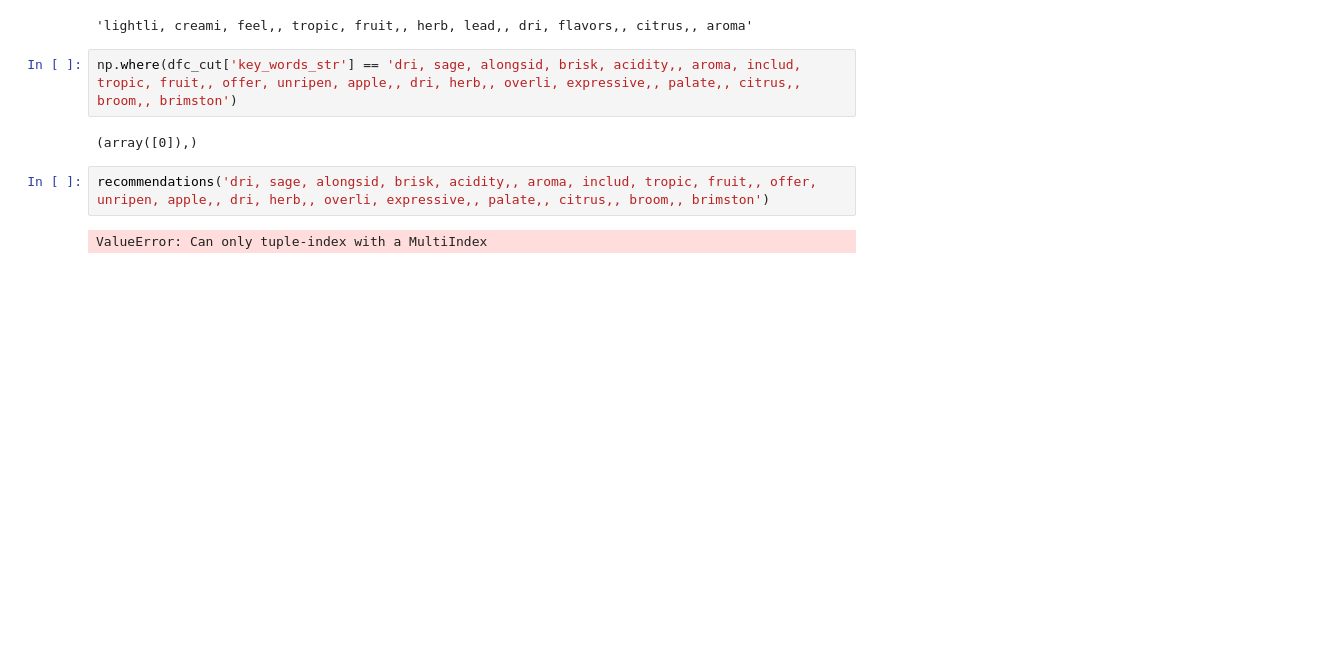
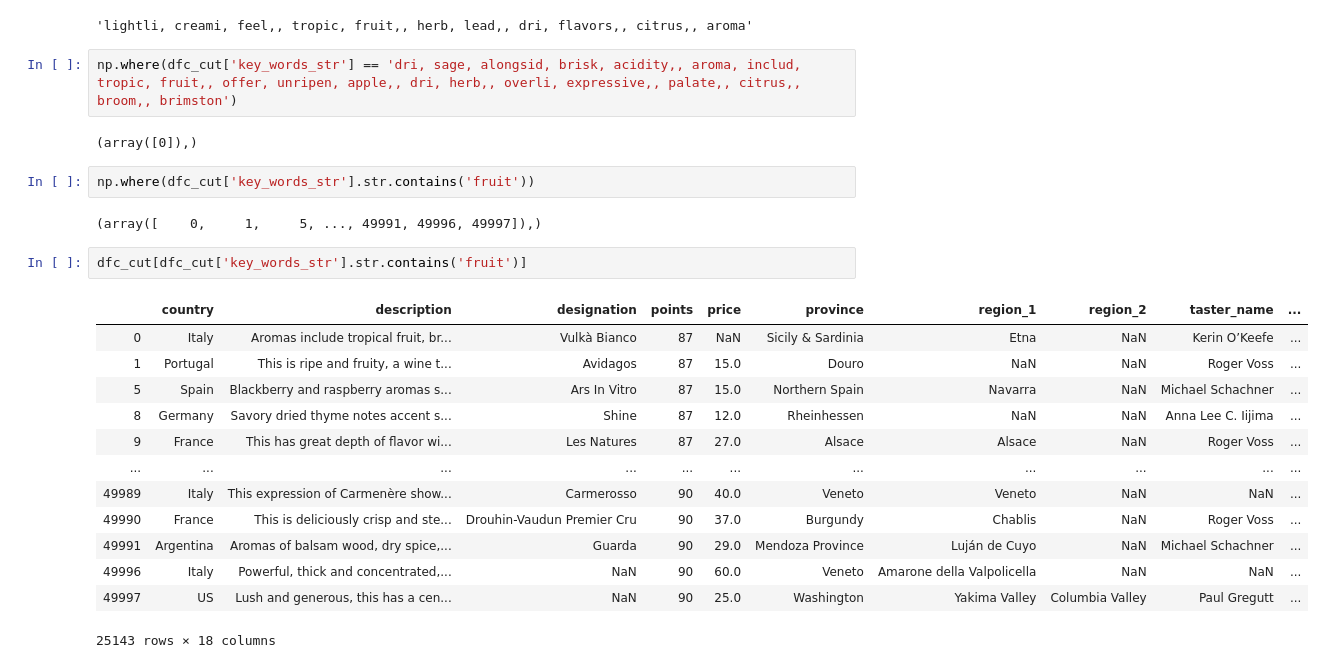
Before and after one commit to dalez29/Wine_Recommender, a Jupyter notebook: Capstone-Vino.ipynb, the cells around one changed output. Drawn from its saved outputs; the diff is of its cells as text; blank space fills up the shorter version.

```diff
--- a/Capstone-Vino.ipynb
+++ b/Capstone-Vino.ipynb
@@ -575,7 +579,23 @@ dfc_cut['key_words_str'][15976]
 np.where(dfc_cut['key_words_str'] == 'dri, sage, alongsid, brisk, acidity,, aroma, includ, tropic, fruit,, offer, unripen, apple,, dri, herb,, overli, expressive,, palate,, citrus,, broom,, brimston')
 # %% [output]
 (array([0]),)
-# %%
-recommendations('dri, sage, alongsid, brisk, acidity,, aroma, includ, tropic, fruit,, offer, unripen, apple,, dri, herb,, overli, expressive,, palate,, citrus,, broom,, brimston')
-# %% [output]
-ValueError: Can only tuple-index with a MultiIndex
+# %%
+np.where(dfc_cut['key_words_str'].str.contains('fruit'))
+# %% [output]
+(array([    0,     1,     5, ..., 49991, 49996, 49997]),)
+# %%
+dfc_cut[dfc_cut['key_words_str'].str.contains('fruit')]
+# %% [output]
+|  | country | description | designation | points | price | province | region_1 | region_2 | taster_name | ... |
+| 0 | Italy | Aromas include tropical fruit, br... | Vulkà Bianco | 87 | NaN | Sicily & Sardinia | Etna | NaN | Kerin O’Keefe | ... |
+| 1 | Portugal | This is ripe and fruity, a wine t... | Avidagos | 87 | 15.0 | Douro | NaN | NaN | Roger Voss | ... |
+| 5 | Spain | Blackberry and raspberry aromas s... | Ars In Vitro | 87 | 15.0 | Northern Spain | Navarra | NaN | Michael Schachner | ... |
+| 8 | Germany | Savory dried thyme notes accent s... | Shine | 87 | 12.0 | Rheinhessen | NaN | NaN | Anna Lee C. Iijima | ... |
+| 9 | France | This has great depth of flavor wi... | Les Natures | 87 | 27.0 | Alsace | Alsace | NaN | Roger Voss | ... |
+| ... | ... | ... | ... | ... | ... | ... | ... | ... | ... | ... |
+| 49989 | Italy | This expression of Carmenère show... | Carmerosso | 90 | 40.0 | Veneto | Veneto | NaN | NaN | ... |
+| 49990 | France | This is deliciously crisp and ste... | Drouhin-Vaudun Premier Cru | 90 | 37.0 | Burgundy | Chablis | NaN | Roger Voss | ... |
+| 49991 | Argentina | Aromas of balsam wood, dry spice,... | Guarda | 90 | 29.0 | Mendoza Province | Luján de Cuyo | NaN | Michael Schachner | ... |
+| 49996 | Italy | Powerful, thick and concentrated,... | NaN | 90 | 60.0 | Veneto | Amarone della Valpolicella | NaN | NaN | ... |
+| 49997 | US | Lush and generous, this has a cen... | NaN | 90 | 25.0 | Washington | Yakima Valley | Columbia Valley | Paul Gregutt | ... |
+25143 rows × 18 columns
```
Also changed, not shown: parts of 4 cells of this notebook.
